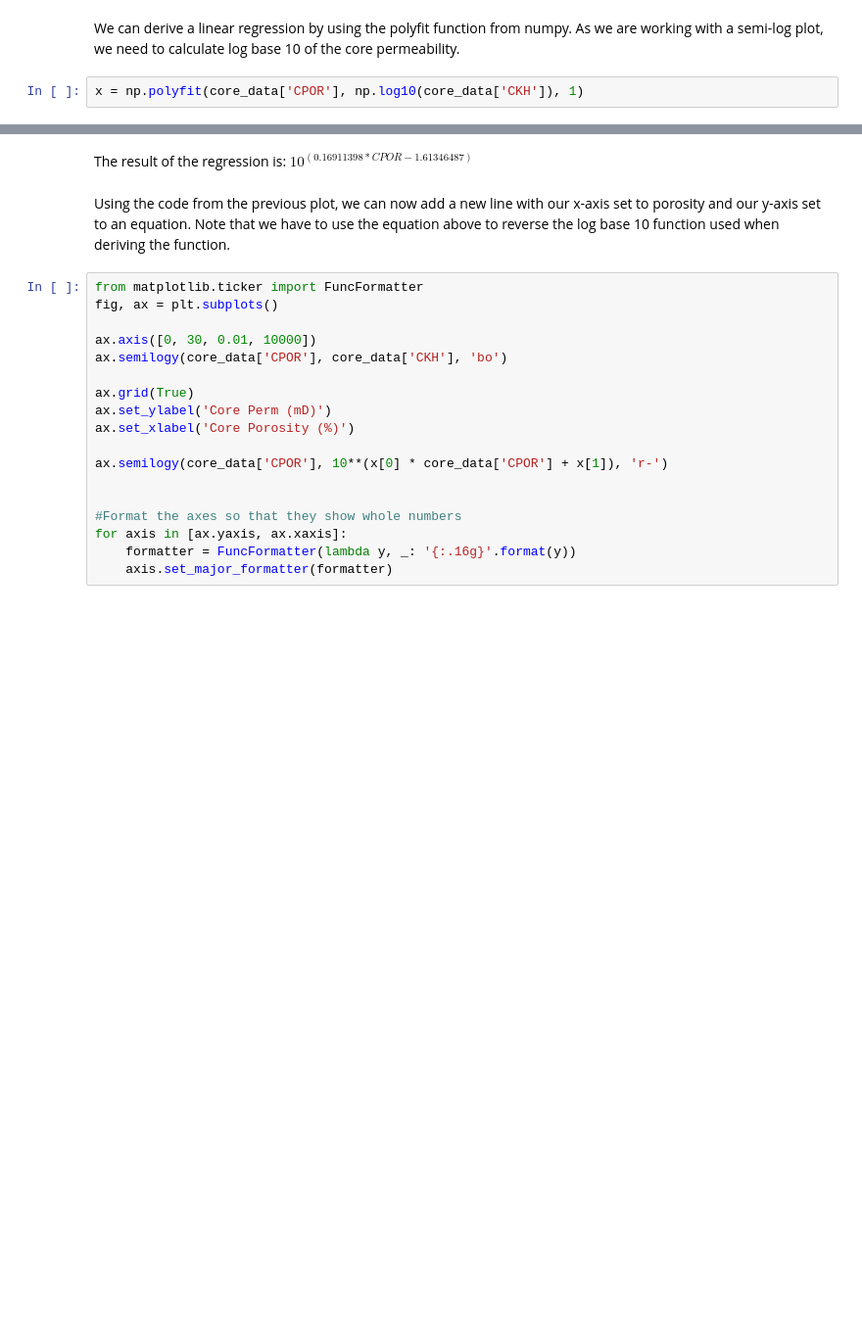
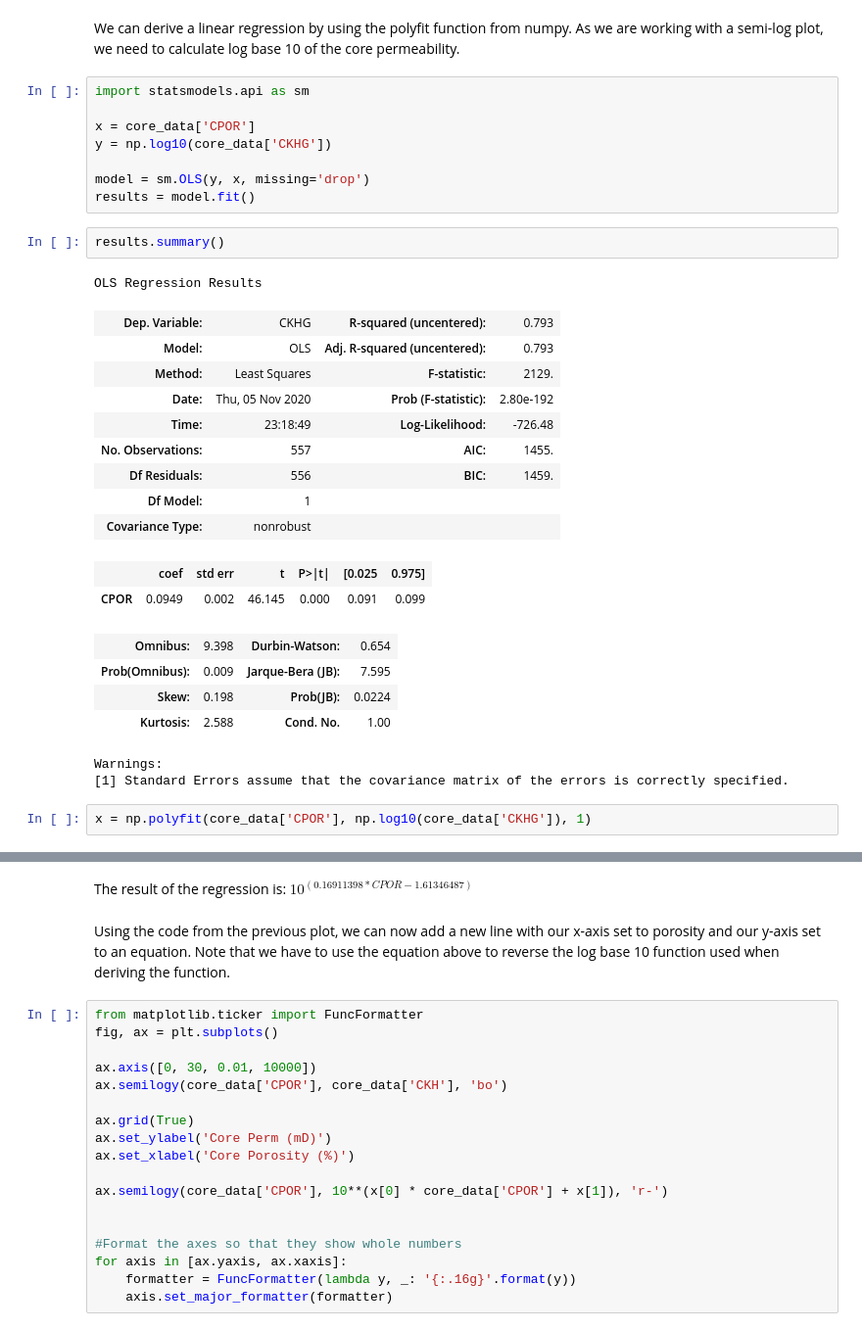
Before and after one commit to andymcdgeo/Petrophysics-Python-Series, a Jupyter notebook: 04 - Displaying Core Data and Deriving a Poro Perm Relationship.ipynb, the cells around one changed output, grey strips where cells are left out. Shown: that part at 98% size. Drawn from its saved outputs; the diff is of its cells as text; blank space fills up the shorter version.

```diff
--- a/04 - Displaying Core Data and Deriving a Poro Perm Relationship.ipynb
+++ b/04 - Displaying Core Data and Deriving a Poro Perm Relationship.ipynb
@@ -68,7 +68,36 @@ for axis in [ax.yaxis, ax.xaxis]:
 # %% [markdown]
 We can derive a linear regression by using the polyfit function from numpy. As we are working with a semi-log plot, we need to calculate log base 10 of the core permeability.
+# %%
+import statsmodels.api as sm
+
+x = core_data['CPOR']
+y = np.log10(core_data['CKHG'])
+
+model = sm.OLS(y, x, missing='drop')
+results = model.fit()
+# %%
+results.summary()
+# %% [output]
+OLS Regression Results
+| Dep. Variable: | CKHG | R-squared (uncentered): | 0.793 |
+| Model: | OLS | Adj. R-squared (uncentered): | 0.793 |
+| Method: | Least Squares | F-statistic: | 2129. |
+| Date: | Thu, 05 Nov 2020 | Prob (F-statistic): | 2.80e-192 |
+| Time: | 23:18:49 | Log-Likelihood: | -726.48 |
+| No. Observations: | 557 | AIC: | 1455. |
+| Df Residuals: | 556 | BIC: | 1459. |
+| Df Model: | 1 |  |  |
+| Covariance Type: | nonrobust |  |  |
+|  | coef | std err | t | P>|t| | [0.025 | 0.975] |
+| CPOR | 0.0949 | 0.002 | 46.145 | 0.000 | 0.091 | 0.099 |
+| Omnibus: | 9.398 | Durbin-Watson: | 0.654 |
+| Prob(Omnibus): | 0.009 | Jarque-Bera (JB): | 7.595 |
+| Skew: | 0.198 | Prob(JB): | 0.0224 |
+| Kurtosis: | 2.588 | Cond. No. | 1.00 |
+Warnings:
+[1] Standard Errors assume that the covariance matrix of the errors is correctly specified.
 # %%
-x = np.polyfit(core_data['CPOR'], np.log10(core_data['CKH']), 1)
+x = np.polyfit(core_data['CPOR'], np.log10(core_data['CKHG']), 1)
 # %%
 x
 # %% [output]
```
Also changed, not shown: parts of 7 cells of this notebook, 8 other files.
